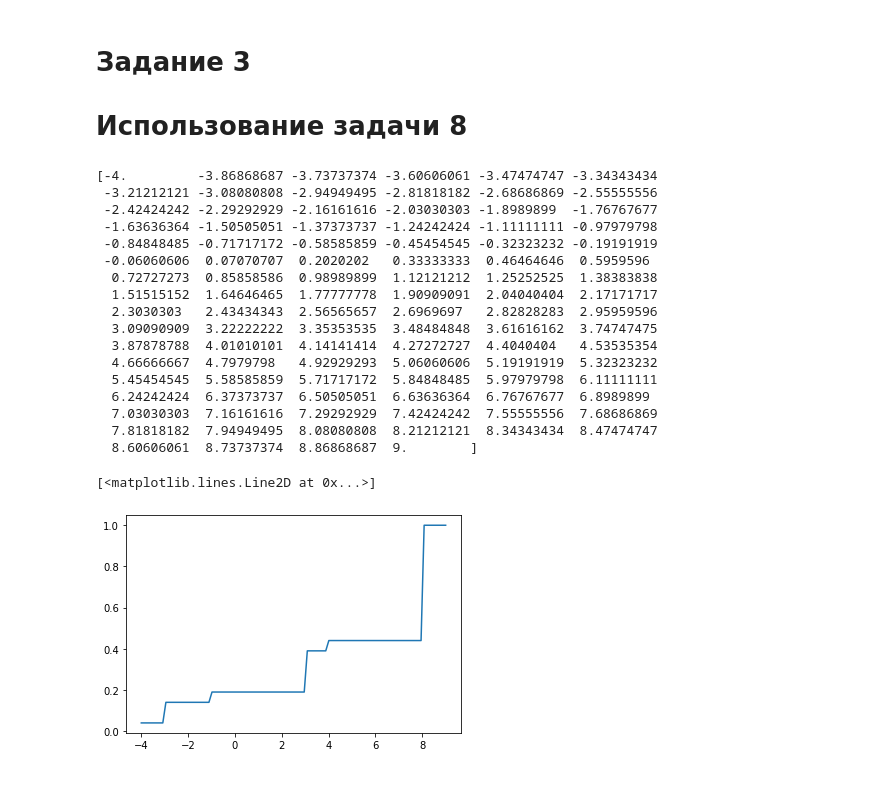
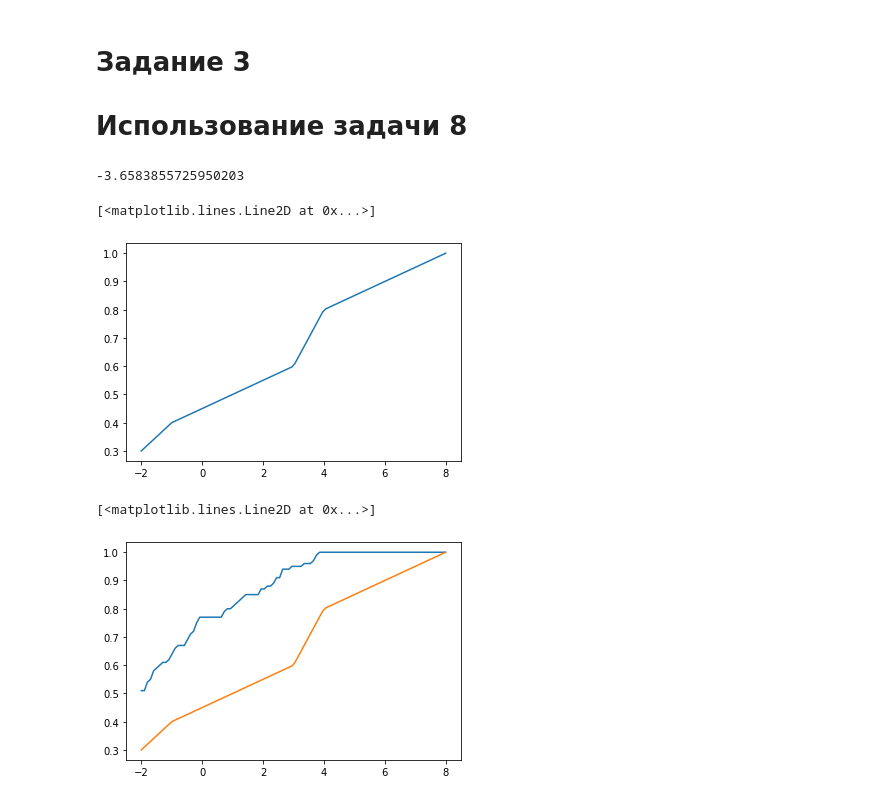
Before and after one commit to rw404/MS, a Jupyter notebook: Distributions.ipynb, the cells around one changed output. Cells and saved outputs as stored; diff of their text form; code cells hidden in the pictures.

```diff
--- a/Distributions.ipynb
+++ b/Distributions.ipynb
@@ -231,59 +234,78 @@ def R(a = 0, b = 1):
+# %%
+print(np.random.uniform(low = -8, high = -3))
+# %% [output]
+-3.6583855725950203
 # %%
 def E():
-    return 1/5 * (R(-8,-3)+R(-3, -1)+R(-1, 3)+R(3,4)+R(4,8))
+    el = np.random.sample()
+
+    if el < 0:
+        return 0
+    elif el < 5/16:
+        return el*16 - 8 #(1/5 * R(-8, -3))
+    elif el < 7/16:
+        return el*16 - 5 - 3 #(1/5 * R(-3, -1))
+    elif el < 11/16:
+        return el*16 - 7 - 1 #(1/5 * R(-1, 3))
+    elif el < 12/16:
+        return el*16 - 11 + 3 #(1/5 * R(3, 4))
+    elif el < 1:
+        return el*16 - 12 - 4 #(1/5 * R(a = 4, b = 8))
+
+    return 0
+
+    #return R(-8, -3)#1/5 * (R(-8,-3)+R(-3, -1)+R(-1, 3)+R(3,4)+R(4,8))
 # %%
 e = np.zeros((100))
 
 for i in range(100):
     e[i] = E()
-
+#print(np.sort(e))
 def func(x):
     ans = np.zeros_like(x)
 
     a = 1/5
     b = 0
     for i in range(len(ans)):
         if x[i] < -8:
             b = 0
         elif x[i] < -3:
-            b = a * 1/5
+            b = 1/25 * (x[i] + 8)
         elif x[i] < -1:
-            b = a * (1/5 + 1/2)
+            b = 1/5 + 1/10 * (x[i] + 3)
         elif x[i] < 3:
-            b = a * (1/5 + 1/2 + 1/4)
+            b = 2/5 + 1/20 * (x[i] + 1)
         elif x[i] < 4:
-            b = a * (1/5 + 1/2 + 1/4 + 1)
+            b = 3/5 + 1/5 * (x[i] - 3)
         elif x[i] < 8:
-            b = a * (1/5 + 1/2 + 1/4 + 1 + 1/4)
+            b = 4/5 + 1/20 * (x[i] - 4)
         else:
             b = 1
         ans[i] = b
         b = 0
     return ans
-start_8 = int(e.min()) - 1
-stop_8 = int(e.max()) + 1
+start_8 = int(e.min()+5)
+stop_8 = int(e.max()+5)
 
 x_8 = np.linspace(start = start_8, stop = stop_8, num = 100)
-print(x_8)
 
 plt.plot(x_8, func(x_8))
 # %% [output]
-[-4.         -3.86868687 -3.73737374 -3.60606061 -3.47474747 -3.34343434
- -3.21212121 -3.08080808 -2.94949495 -2.81818182 -2.68686869 -2.55555556
- -2.42424242 -2.29292929 -2.16161616 -2.03030303 -1.8989899  -1.76767677
- -1.63636364 -1.50505051 -1.37373737 -1.24242424 -1.11111111 -0.97979798
- -0.84848485 -0.71717172 -0.58585859 -0.45454545 -0.32323232 -0.19191919
- -0.06060606  0.07070707  0.2020202   0.33333333  0.46464646  0.5959596
-  0.72727273  0.85858586  0.98989899  1.12121212  1.25252525  1.38383838
-  1.51515152  1.64646465  1.77777778  1.90909091  2.04040404  2.17171717
-  2.3030303   2.43434343  2.56565657  2.6969697   2.82828283  2.95959596
-  3.09090909  3.22222222  3.35353535  3.48484848  3.61616162  3.74747475
-  3.87878788  4.01010101  4.14141414  4.27272727  4.4040404   4.53535354
-  4.66666667  4.7979798   4.92929293  5.06060606  5.19191919  5.32323232
-  5.45454545  5.58585859  5.71717172  5.84848485  5.97979798  6.11111111
-  6.24242424  6.37373737  6.50505051  6.63636364  6.76767677  6.8989899
-  7.03030303  7.16161616  7.29292929  7.42424242  7.55555556  7.68686869
-  7.81818182  7.94949495  8.08080808  8.21212121  8.34343434  8.47474747
-  8.60606061  8.73737374  8.86868687  9.        ]
+[<matplotlib.lines.Line2D at 0x...>]
-[<matplotlib.lines.Line2D at 0x...>]
-[figure, old version]
+[figure, new version]
+# %%
+def emper1(x, c = e):
+    ans = np.zeros_like(c)
+    for j in range(len(ans)):
+        for i in range(len(c)):
+            if x[j] > c[i]:
+                ans[j] += 1
+
+    ans = ans/len(ans)
+    return ans
+
+plt.plot(x_8, emper1(x_8))
+plt.plot(x_8, func(x_8))
+# %% [output]
+[<matplotlib.lines.Line2D at 0x...>]
+[figure, added]
```
Also changed, not shown: parts of 59 cells of this notebook.
